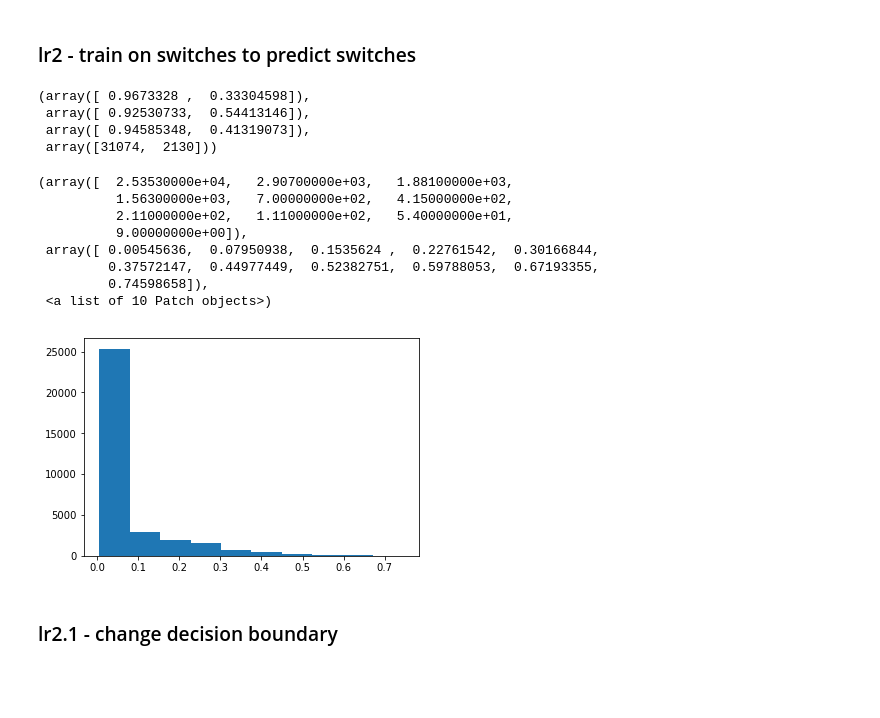
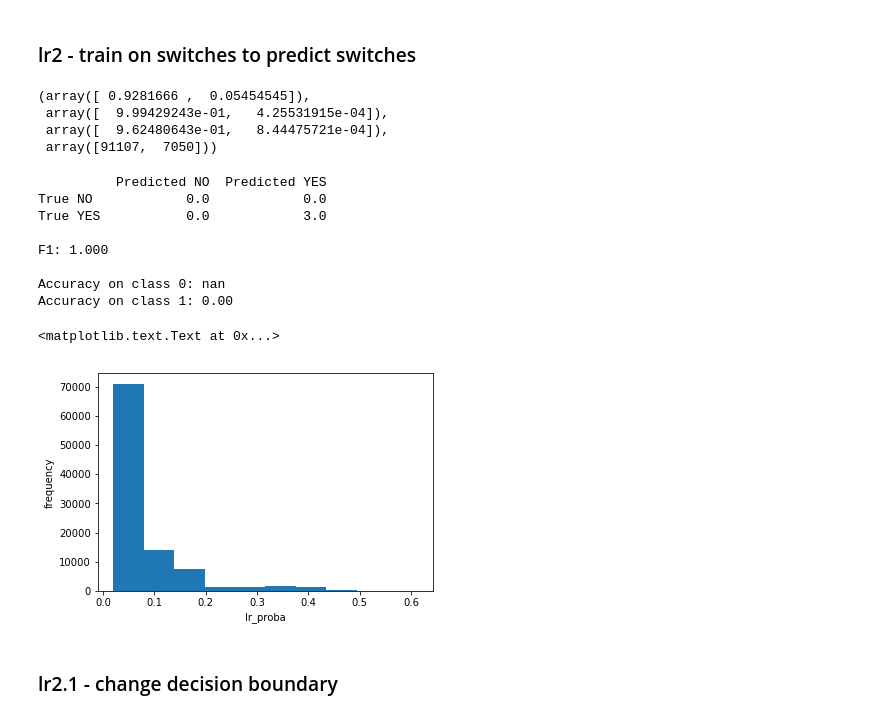
Before and after one commit to celiaberon/mouse_bandit, a Jupyter notebook: jupyter_notebooks/working/logistic_regression_pd.ipynb, the cells around one changed output. Drawn from its saved outputs; the diff is of its cells as text; code cells hidden in the pictures; blank space fills up the shorter version.

```diff
--- a/jupyter_notebooks/working/logistic_regression_pd.ipynb
+++ b/jupyter_notebooks/working/logistic_regression_pd.ipynb
@@ -18,5 +21,3 @@ import support_functions as sf
 # %%
 data = pd.read_csv('/Users/{:}/Dropbox (HMS)/mouse_bandit/markov_full.csv'.format(username), index_col=0)
-#data = data[data['Mouse ID']=='Baby']
-data = data[data['Condition']=='80-20']
-data.head()
+#data = data[data['Condition']=='70-30']
@@ -90,8 +101,9 @@ metrics_lr1_switch = sklearn.metrics.precision_recall_fscore_support(true_switch
 # %% [markdown]
 ### lr2 - train on switches to predict switches
 # %%
+X, y, c = bm.feature_history(data, X_dataframe='switch', y_dataframe='switch')
 # redefine training and testing sets to use switch history and current switch decision
-X_train, X_test, y_train, y_test = train_test_split(X_switch, Y_switch, test_size=0.3, random_state=1)
+X_train, X_test, y_train, y_test = train_test_split(X, y, test_size=0.3, random_state=1)
 
 # train and test LR
 lr2_switch = LogisticRegression()
@@ -102,26 +114,34 @@ lr2_switch_predict = lr2_switch.predict(X_test)
 
 score_lr2_switch = lr2_switch.score(X_test, y_test)
 metrics_lr2_switch = sklearn.metrics.precision_recall_fscore_support(y_test, lr2_switch_predict)
+# %%
+metrics_lr2_switch
+# %% [output]
+(array([ 0.9281666 ,  0.05454545]),
+ array([  9.99429243e-01,   4.25531915e-04]),
+ array([  9.62480643e-01,   8.44475721e-04]),
+ array([91107,  7050]))
+# %%
+acc_pos,acc_neg,F1=sf.score_both_and_confuse(lr2_switch_predict, y_test.values, confusion=False, disp=True)
+# %% [output]
+          Predicted NO  Predicted YES
+True NO            0.0            0.0
+True YES           0.0            3.0
+
+F1: 1.000
+
+Accuracy on class 0: nan
+Accuracy on class 1: 0.00
 # %%
 test = lr2_switch_proba[:,1]>0.2
 sklearn.metrics.precision_recall_fscore_support(y_test, test)
-# %% [output]
-(array([ 0.9673328 ,  0.33304598]),
- array([ 0.92530733,  0.54413146]),
- array([ 0.94585348,  0.41319073]),
- array([31074,  2130]))
 # %%
 plt.hist(lr2_switch_proba[:,1])
+plt.xlabel('lr_proba')
+plt.ylabel('frequency')
 # %% [output]
-(array([  2.53530000e+04,   2.90700000e+03,   1.88100000e+03,
-          1.56300000e+03,   7.00000000e+02,   4.15000000e+02,
-          2.11000000e+02,   1.11000000e+02,   5.40000000e+01,
-          9.00000000e+00]),
- array([ 0.00545636,  0.07950938,  0.1535624 ,  0.22761542,  0.30166844,
-         0.37572147,  0.44977449,  0.52382751,  0.59788053,  0.67193355,
-         0.74598658]),
- <a list of 10 Patch objects>)
+<matplotlib.text.Text at 0x...>
-[figure, old version]
+[figure, new version]
 # %% [markdown]
 ### lr2.1 - change decision boundary
 # %%
```
Also changed, not shown: parts of 37 cells of this notebook, 12 other files.
